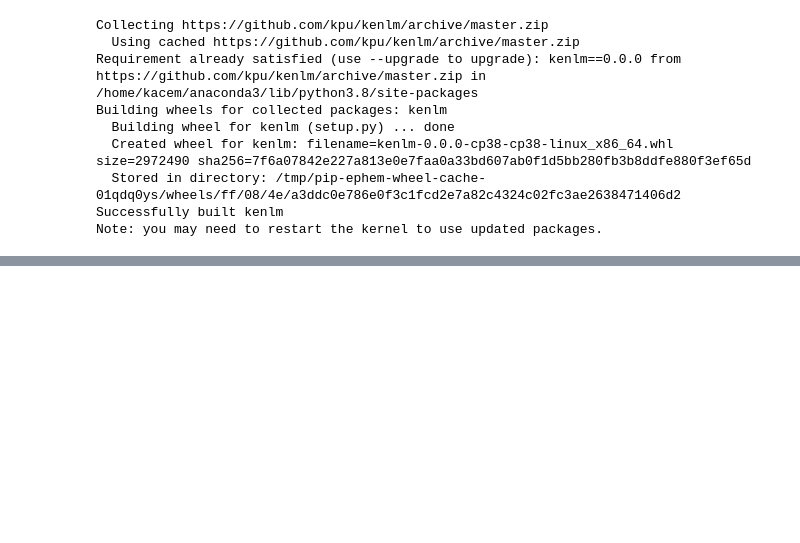
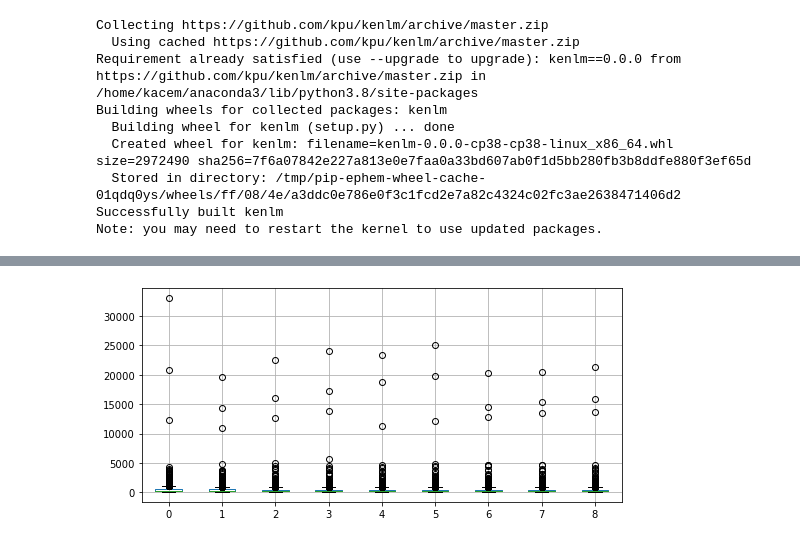
Before and after one commit to KacemKhaled/IFT6285-NLP, a Jupyter notebook: TP2/TP2.ipynb, the cells around one changed output, grey strips where cells are left out. Drawn from its saved outputs; the diff is of its cells as text; code cells hidden in the pictures; blank space fills up the shorter version.

```diff
--- a/TP2/TP2.ipynb
+++ b/TP2/TP2.ipynb
@@ -76,21 +69,29 @@ training-monolingual.tokenized.shuffled
 # %%
-def train(folder):
+def train(model_file, folder,test_file, order=2):
     files = listdir(folder)
     times = []
     sizes = []
+    perplexities = []
     start_time = time.time()
     fns = ""
-    filenames = ['file1.txt', 'file2.txt', ...]
 
     for i,fn in enumerate(files):
+        model_file_name = model_file +str(i+1)+'.arpa'
+        training_sample = "models/training_sample.txt"
+        # comcatenate the first {0..i} text files and use them all for training
+        # this would help check the impact of training data size
         fns += folder+fn+' '
-        training_sample = "models/text.txt"
         os.system("cat "+fns+ " > "+ training_sample)
-        print(fns)
-        cmd = kenlm_dir+'/build/bin/lmplz -o 2 -S 80% -T /tmp < '+training_sample+' > models/bigram'+str(i+1)+'.arpa'
-        print(cmd)
+        print(f"Files 1..{i+1}:")
+        #print(fns)
+        cmd = kenlm_dir+'build/bin/lmplz -o '+str(order)+' -S 80% -T /tmp < '+training_sample+' > '+model_file_name
+        #print(cmd, end='\n\n')
         os.system(cmd)
-        times.append(time.time() - start_time)
-        size = os.path.getsize('models/bigram'+str(i+1)+'.arpa')
+        t = time.time() - start_time
+        size = os.path.getsize(model_file_name) / (1024*1024) # convert to MB
+        perp = test(model_file_name,test_file)
+        times.append(t)
         sizes.append(size)
-    return times,sizes
+        perplexities.append(perp)
+        print(f'Time: {t:.2f}s\t Size: {size:.2f}MB\t Mean(perplexities): {mean(perp):.2f}')
+    return times, sizes, perplexities
@@ -134,0 +148,15 @@ plt.show()
+# %%
+import numpy as np
+import pandas as pd
+from matplotlib import pyplot as plt
+plt.rcParams["figure.figsize"] = [7.50, 3.50]
+plt.rcParams["figure.autolayout"] = True
+#min_p = [min(p) for p in perplexities_bi]
+#max_p = [max(p) for p in perplexities_bi]
+#avg_p = [mean(p) for p in perplexities_bi]
+#std_p = [stdev(p) for p in perplexities_bi]
+df = pd.DataFrame(perplexities_bi)
+df.T.boxplot()
+plt.show()
+# %% [output]
+[figure, added]
```
Also changed, not shown: parts of 20 cells of this notebook.
